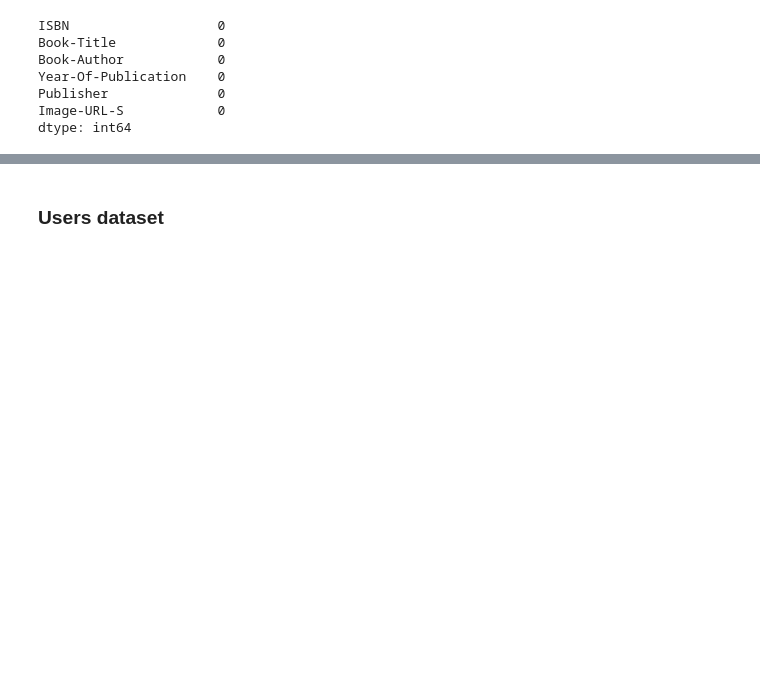
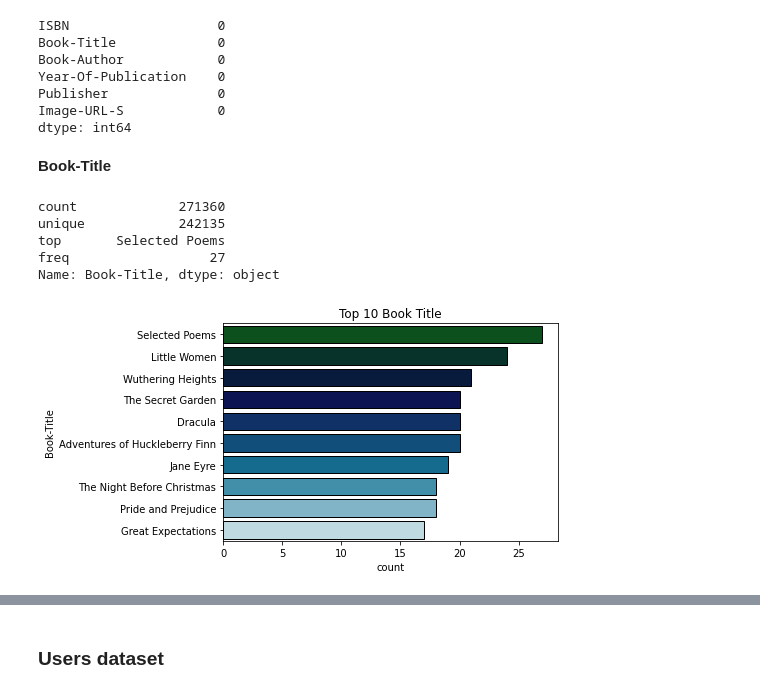
Before and after one commit to rahool010/Book-Recommendation-System, a Jupyter notebook: Book_Recommendation_System.ipynb, the cells around one changed output, grey strips where cells are left out. Saved outputs shown, nothing was run; the diff lists cells and outputs as text; code cells hidden in the pictures; blank space fills up the shorter version.

```diff
--- a/Book_Recommendation_System.ipynb
+++ b/Book_Recommendation_System.ipynb
@@ -217,3 +217,20 @@ Year-Of-Publication    0
 Publisher              0
 Image-URL-S            0
 dtype: int64
+# %% [markdown]
+**Book-Title**
+# %%
+books_df['Book-Title'].describe()
+# %% [output]
+count             271360
+unique            242135
+top       Selected Poems
+freq                  27
+Name: Book-Title, dtype: object
+# %%
+sns.countplot(y='Book-Title', data=books_df, order=pd.value_counts(books_df['Book-Title']).iloc[:10].index,
+              palette='ocean', edgecolor='k')
+plt.title('Top 10 Book Title')
+plt.show()
+# %% [output]
+[figure, added]
```
Also changed, not shown: parts of 29 cells of this notebook.
